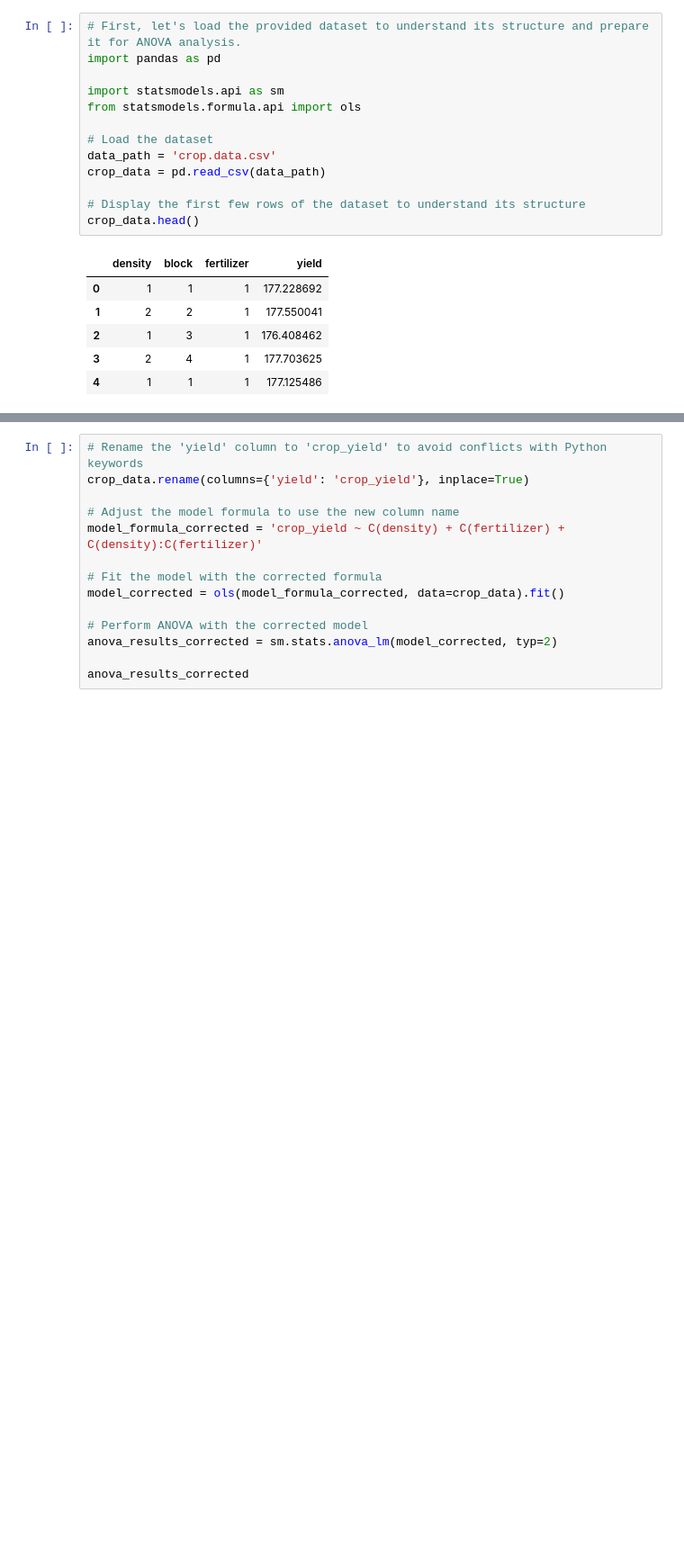
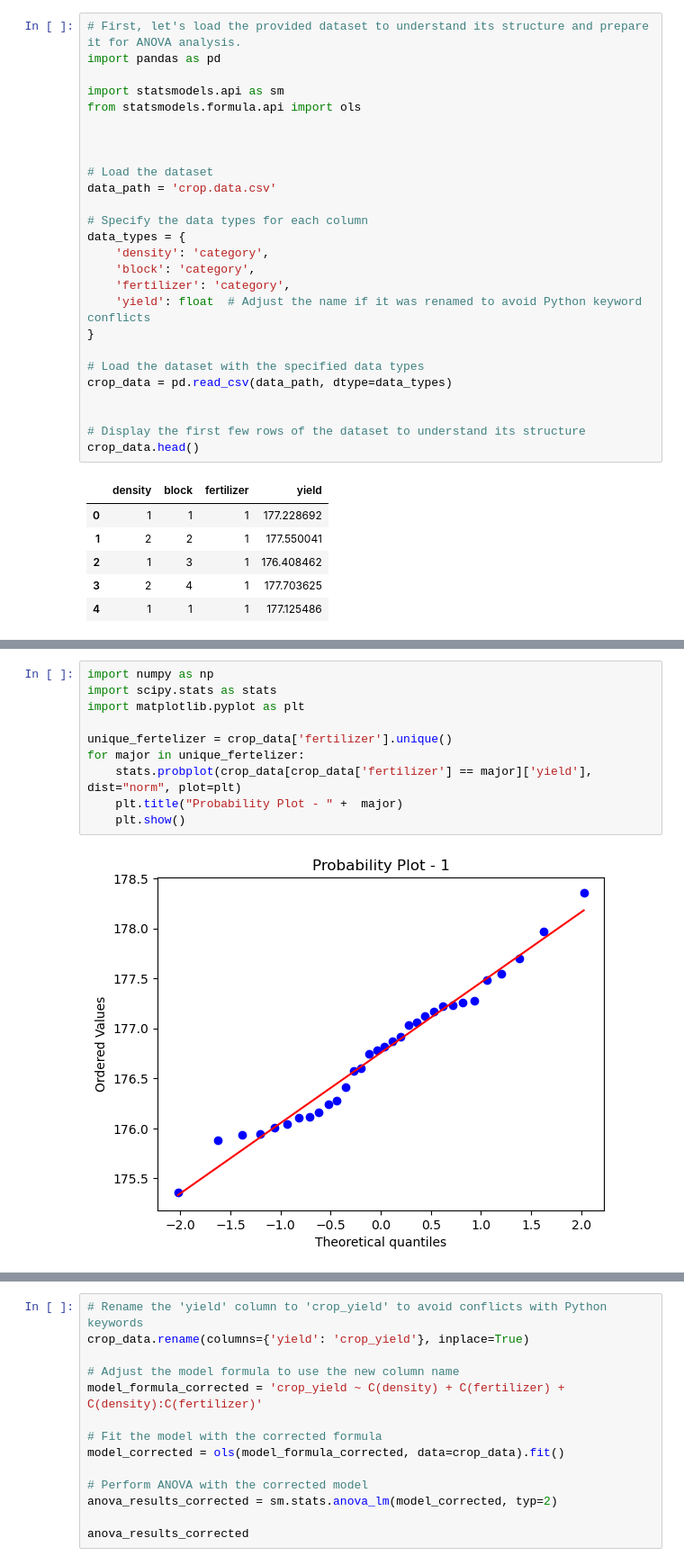
Before and after one commit to DiogoRibeiro7/Medium-Blog, a Jupyter notebook: anova_analysis/anova_analysis.ipynb, the cells around one changed output, grey strips where cells are left out. Shown at 90% size. Drawn from its saved outputs; the diff is of its cells as text; blank space fills up the shorter version.

```diff
--- a/anova_analysis/anova_analysis.ipynb
+++ b/anova_analysis/anova_analysis.ipynb
@@ -5,9 +5,22 @@ import pandas as pd
 import statsmodels.api as sm
 from statsmodels.formula.api import ols
 
+
+
 # Load the dataset
 data_path = 'crop.data.csv'
-crop_data = pd.read_csv(data_path)
+
+# Specify the data types for each column
+data_types = {
+    'density': 'category',
+    'block': 'category',
+    'fertilizer': 'category',
+    'yield': float  # Adjust the name if it was renamed to avoid Python keyword conflicts
+}
+
+# Load the dataset with the specified data types
+crop_data = pd.read_csv(data_path, dtype=data_types)
+
 
 # Display the first few rows of the dataset to understand its structure
 crop_data.head()
@@ -20,0 +54,12 @@ crop_data.head()
+# %%
+import numpy as np
+import scipy.stats as stats
+import matplotlib.pyplot as plt
+
+unique_fertelizer = crop_data['fertilizer'].unique()
+for major in unique_fertelizer:
+    stats.probplot(crop_data[crop_data['fertilizer'] == major]['yield'], dist="norm", plot=plt)
+    plt.title("Probability Plot - " +  major)
+    plt.show()
+# %% [output]
+[figure, added]
```
Also changed, not shown: parts of 24 cells of this notebook, 6 other files.
